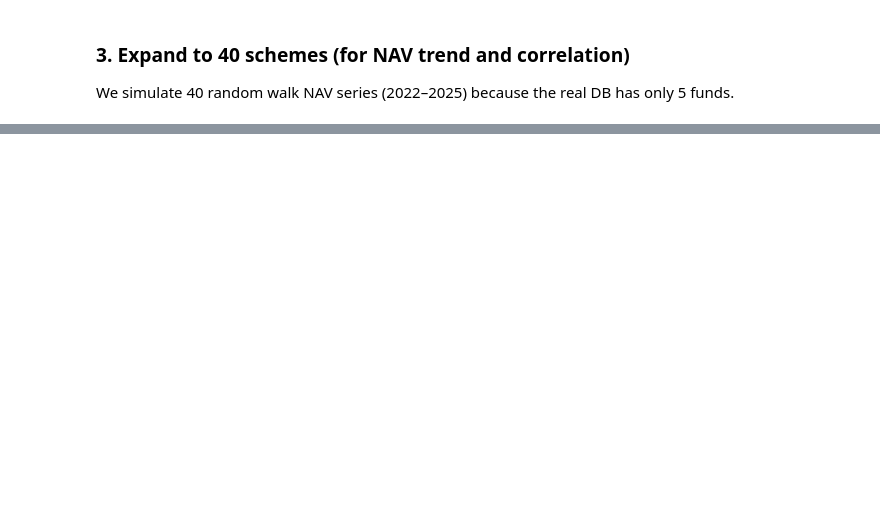
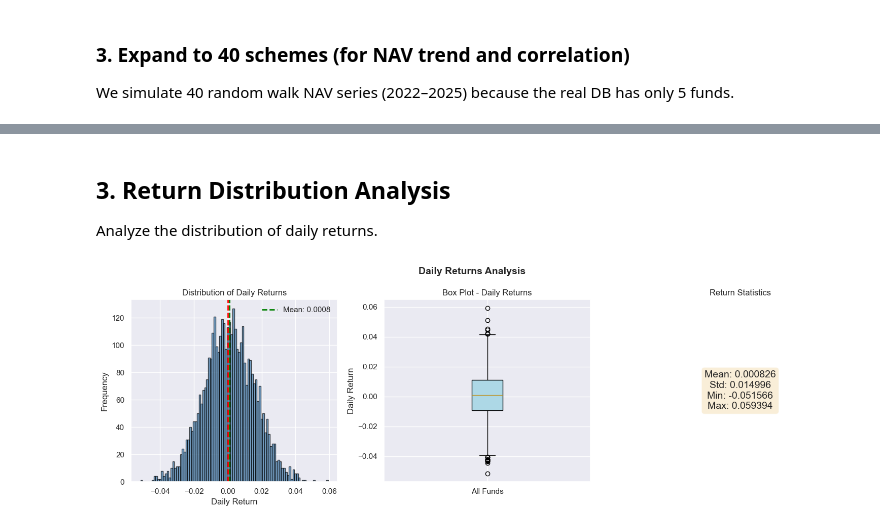
Before and after one commit to Kartikeyvema21/bluestock-mf-capstone, a Jupyter notebook: notebooks/03_eda_analysis.ipynb, the cells around one changed output, grey strips where cells are left out. Saved outputs shown, nothing was run; the diff lists cells and outputs as text; code cells hidden in the pictures; blank space fills up the shorter version.

```diff
--- a/notebooks/03_eda_analysis.ipynb
+++ b/notebooks/03_eda_analysis.ipynb
@@ -323,0 +105,38 @@ print("\n✅ Day 3 EDA completed. All charts saved to reports/eda_plots/")
+# %% [markdown]
+## 3. Return Distribution Analysis
+Analyze the distribution of daily returns.
+# %%
+# Returns distribution
+returns = nav_df['daily_return'].dropna()
+
+fig, axes = plt.subplots(1, 3, figsize=(15, 5))
+
+# Histogram
+axes[0].hist(returns, bins=100, color='steelblue', edgecolor='black', alpha=0.7)
+axes[0].axvline(x=0, color='red', linestyle='--', linewidth=2)
+axes[0].axvline(x=returns.mean(), color='green', linestyle='--', linewidth=2, label=f'Mean: {returns.mean():.4f}')
+axes[0].set_xlabel('Daily Return')
+axes[0].set_ylabel('Frequency')
+axes[0].set_title('Distribution of Daily Returns')
+axes[0].legend()
+
+# Box plot
+axes[1].boxplot(returns, vert=True, patch_artist=True, boxprops=dict(facecolor='lightblue'))
+axes[1].set_ylabel('Daily Return')
+axes[1].set_title('Box Plot - Daily Returns')
+axes[1].set_xticklabels(['All Funds'])
+
+# Statistics text
+stats_text = f'Mean: {returns.mean():.6f}\nStd: {returns.std():.6f}\nMin: {returns.min():.6f}\nMax: {returns.max():.6f}'
+axes[2].text(0.5, 0.5, stats_text, transform=axes[2].transAxes,
+            ha='center', va='center', fontsize=14,
+            bbox=dict(boxstyle='round', facecolor='wheat', alpha=0.5))
+axes[2].set_title('Return Statistics')
+axes[2].axis('off')
+
+plt.suptitle('Daily Returns Analysis', fontsize=14, fontweight='bold')
+plt.tight_layout()
+plt.savefig(REPORTS_DIR / 'returns_distribution.png', dpi=150, bbox_inches='tight')
+plt.show()
+# %% [output]
+[figure, added]
```
Also changed, not shown: parts of 43 cells of this notebook, 4 other files.
